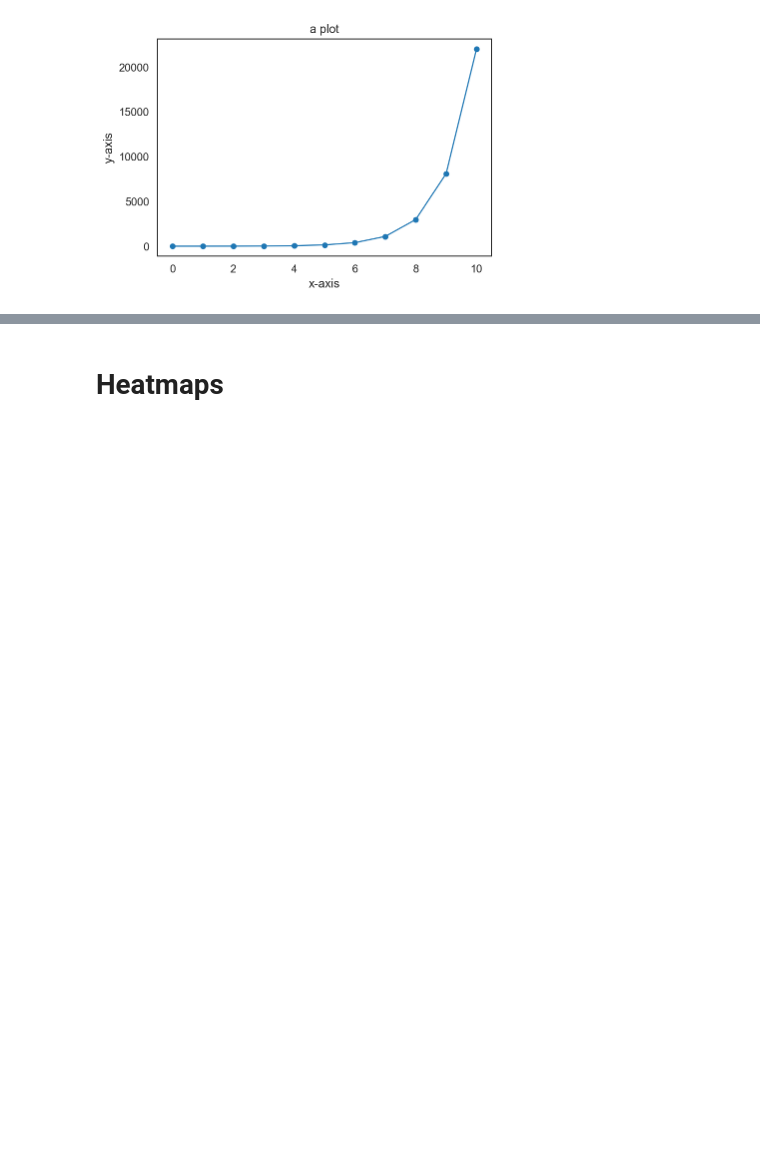
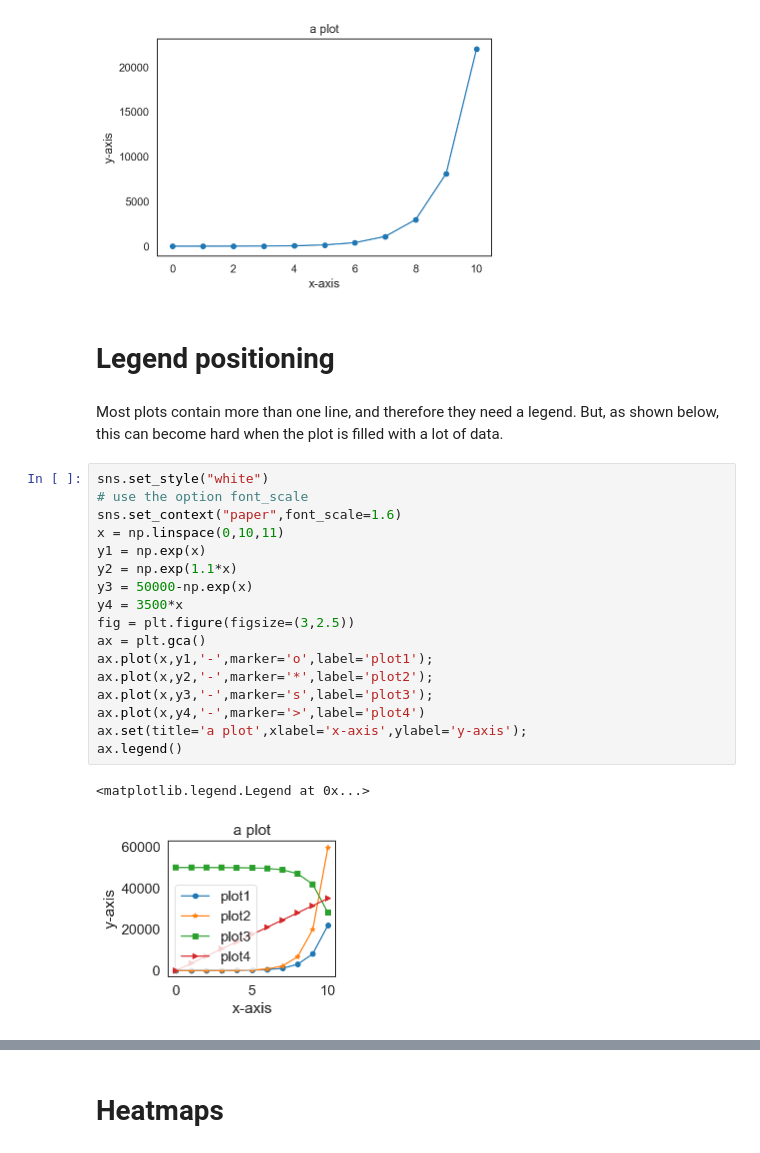
Before and after one commit to lacdr-tox/basic-programming-in-drug-discovery, a Jupyter notebook: python/exercises/4.1 Advanced plotting - aesthetics.ipynb, the cells around one changed output, grey strips where cells are left out. Saved outputs shown, nothing was run; the diff lists cells and outputs as text; blank space fills up the shorter version.

```diff
--- a/python/exercises/4.1 Advanced plotting - aesthetics.ipynb
+++ b/python/exercises/4.1 Advanced plotting - aesthetics.ipynb
@@ -275,3 +275,27 @@ ax.plot(x,y,'o-');
 ax.set(title='a plot',xlabel='x-axis',ylabel='y-axis');
 # %% [output]
 [figure]
+# %% [markdown]
+# Legend positioning
+# %% [markdown]
+Most plots contain more than one line, and therefore they need a legend. But, as shown below, this can become hard when the plot is filled with a lot of data.
+# %%
+sns.set_style("white")
+# use the option font_scale
+sns.set_context("paper",font_scale=1.6)
+x = np.linspace(0,10,11)
+y1 = np.exp(x)
+y2 = np.exp(1.1*x)
+y3 = 50000-np.exp(x)
+y4 = 3500*x
+fig = plt.figure(figsize=(3,2.5))
+ax = plt.gca()
+ax.plot(x,y1,'-',marker='o',label='plot1');
+ax.plot(x,y2,'-',marker='*',label='plot2');
+ax.plot(x,y3,'-',marker='s',label='plot3');
+ax.plot(x,y4,'-',marker='>',label='plot4')
+ax.set(title='a plot',xlabel='x-axis',ylabel='y-axis');
+ax.legend()
+# %% [output]
+<matplotlib.legend.Legend at 0x...>
+[figure, added]
```
Also changed, not shown: parts of 13 cells of this notebook, 1 other file.
